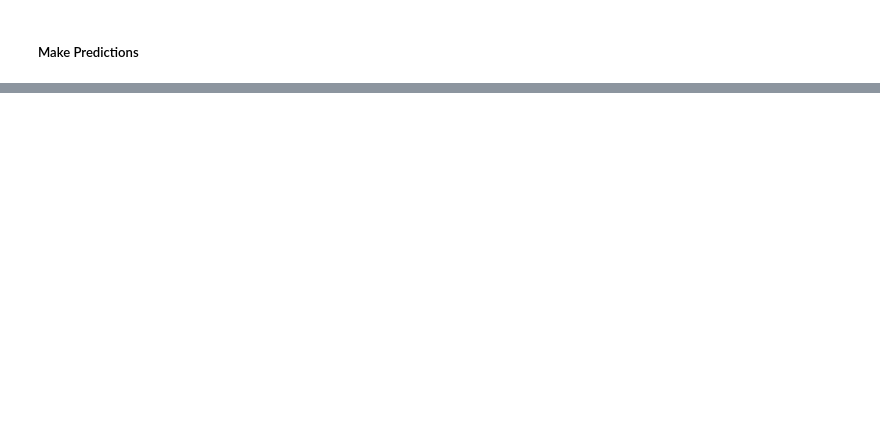
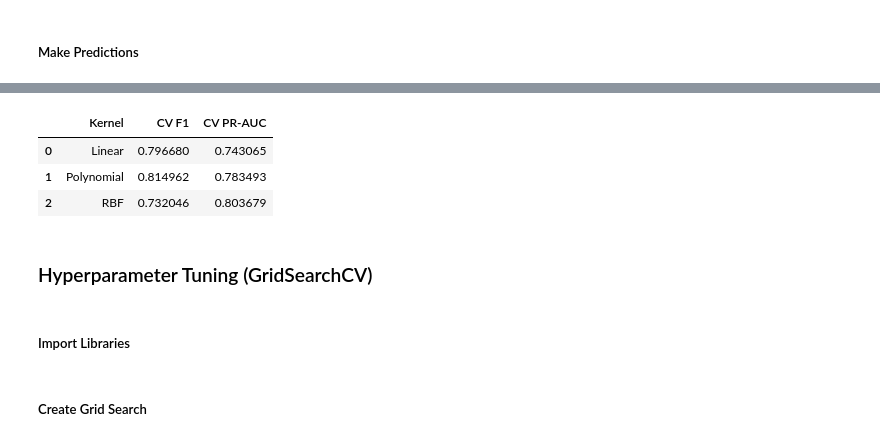
Before and after one commit to aaryanyaadav/Real-Time-Card-Not-Present-Fraud-Detection, a Jupyter notebook: Real_Time_Card_Not_Present_Fraud_Detection.ipynb, the cells around one changed output, grey strips where cells are left out. Cells and saved outputs as stored; diff of their text form; code cells hidden in the pictures; blank space fills up the shorter version.

Commit message:
hyperprameter tuning

```diff
--- a/Real_Time_Card_Not_Present_Fraud_Detection.ipynb
+++ b/Real_Time_Card_Not_Present_Fraud_Detection.ipynb
@@ -337,0 +404,47 @@ y_scores_rbf = rbf_svm.decision_function(X_test_scaled)
+# %%
+from sklearn.svm import SVC
+
+models = {
+    "Linear": SVC(kernel="linear", random_state=42),
+    "Polynomial": SVC(kernel="poly", degree=3, random_state=42),
+    "RBF": SVC(kernel="rbf", random_state=42)
+}
+# %%
+scoring = {
+    "accuracy": "accuracy",
+    "precision": "precision",
+    "recall": "recall",
+    "f1": "f1",
+    "average_precision": "average_precision"
+}
+# %%
+cv_results = []
+
+for name, model in models.items():
+
+    scores = cross_validate(
+        model,
+        X_train_scaled,
+        y_train,
+        cv=skf,
+        scoring=scoring,
+        n_jobs=-1
+    )
+
+    cv_results.append({
+        "Kernel": name,
+        "CV F1": scores["test_f1"].mean(),
+        "CV PR-AUC": scores["test_average_precision"].mean()
+    })
+# %%
+cv_results_df = pd.DataFrame(cv_results)
+cv_results_df
+# %% [output]
+|  | Kernel | CV F1 | CV PR-AUC |
+| 0 | Linear | 0.796680 | 0.743065 |
+| 1 | Polynomial | 0.814962 | 0.783493 |
+| 2 | RBF | 0.732046 | 0.803679 |
+# %% [markdown]
+### Hyperparameter Tuning (GridSearchCV)
+# %% [markdown]
+##### Import Libraries
@@ -337,0 +454,2 @@ y_scores_rbf = rbf_svm.decision_function(X_test_scaled)
+# %% [markdown]
+##### Create Grid Search
```
Also changed, not shown: parts of 29 cells of this notebook.
